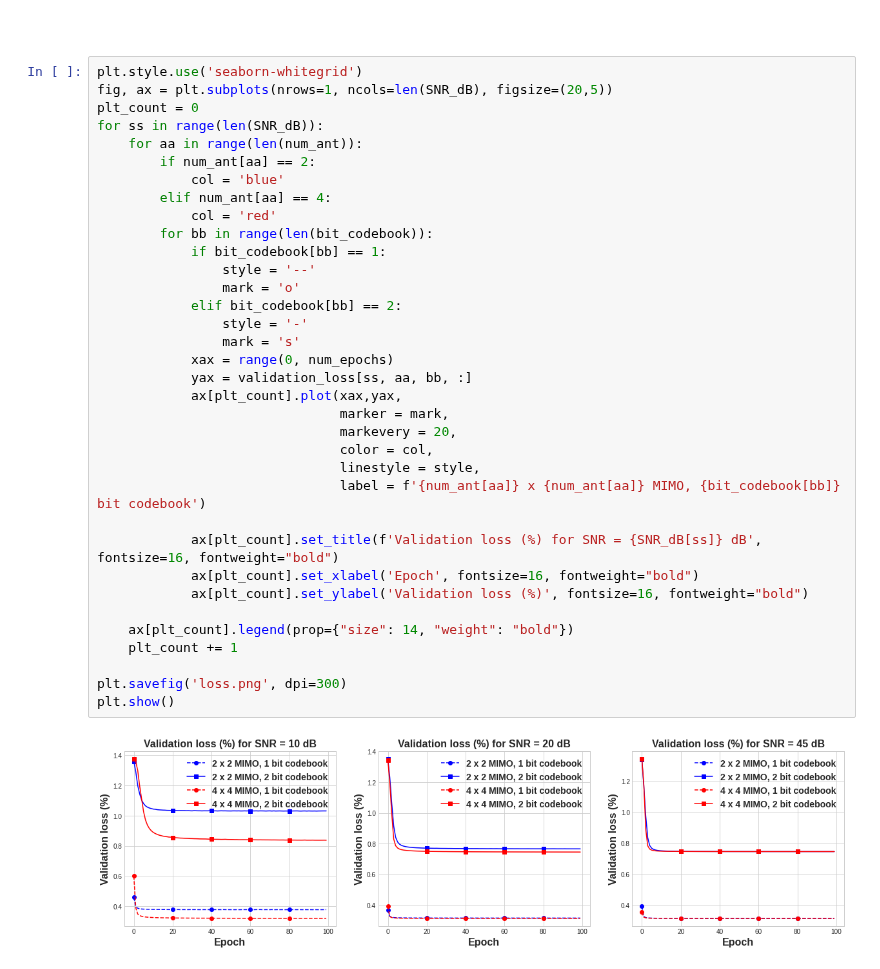
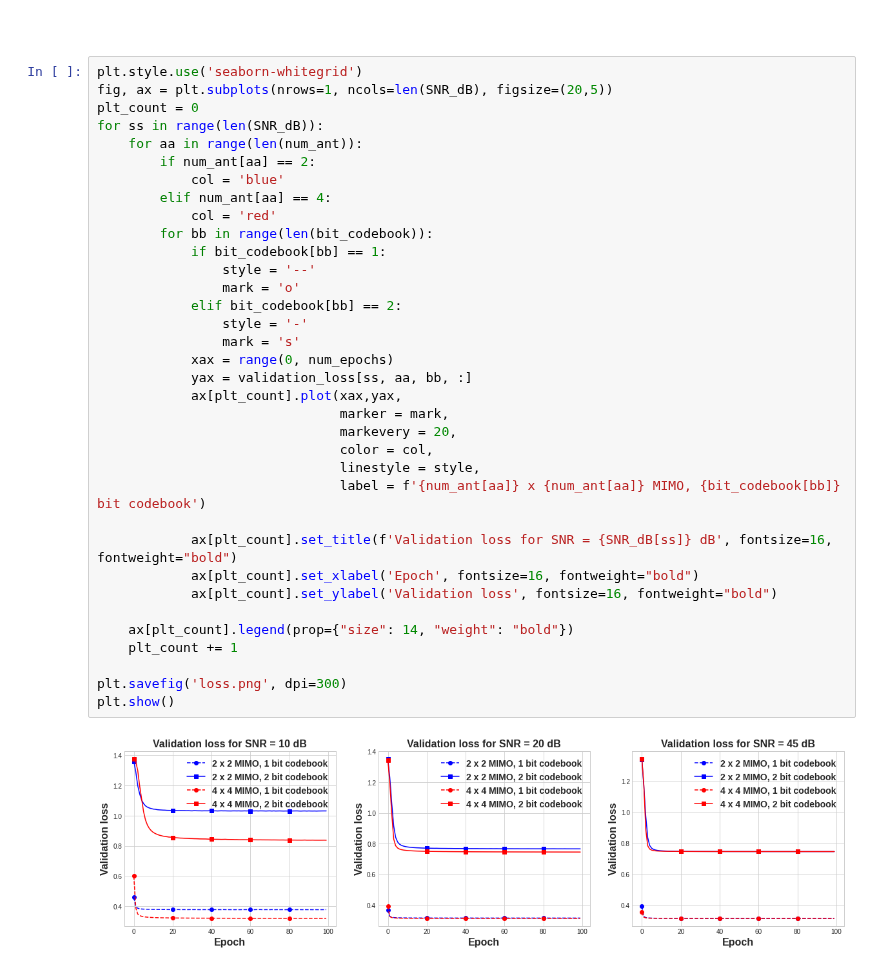
Before and after one commit to akyerr/Phy-Layer-Security-ML, a Jupyter notebook: plots.ipynb, the cells around one changed output. Cells and saved outputs as stored; diff of their text form.

Commit message:
fixed typo in loss plot

```diff
--- a/plots.ipynb
+++ b/plots.ipynb
@@ -69,33 +69,33 @@ plt_count = 0
 for ss in range(len(SNR_dB)):
     for aa in range(len(num_ant)):
         if num_ant[aa] == 2:
             col = 'blue'
         elif num_ant[aa] == 4:
             col = 'red'
         for bb in range(len(bit_codebook)):
             if bit_codebook[bb] == 1:
                 style = '--'
                 mark = 'o'
             elif bit_codebook[bb] == 2:
                 style = '-'
                 mark = 's'
             xax = range(0, num_epochs)
             yax = validation_loss[ss, aa, bb, :]
             ax[plt_count].plot(xax,yax,
                                marker = mark,
                                markevery = 20,
                                color = col,
                                linestyle = style,
                                label = f'{num_ant[aa]} x {num_ant[aa]} MIMO, {bit_codebook[bb]} bit codebook')
 
-            ax[plt_count].set_title(f'Validation loss (%) for SNR = {SNR_dB[ss]} dB', fontsize=16, fontweight="bold")
+            ax[plt_count].set_title(f'Validation loss for SNR = {SNR_dB[ss]} dB', fontsize=16, fontweight="bold")
             ax[plt_count].set_xlabel('Epoch', fontsize=16, fontweight="bold")
-            ax[plt_count].set_ylabel('Validation loss (%)', fontsize=16, fontweight="bold")
+            ax[plt_count].set_ylabel('Validation loss', fontsize=16, fontweight="bold")
 
     ax[plt_count].legend(prop={"size": 14, "weight": "bold"})
     plt_count += 1
 
 plt.savefig('loss.png', dpi=300)
 plt.show()
 # %% [output]
-[figure, old version]
+[figure, new version]
```
Also changed, not shown: 1 other file.
